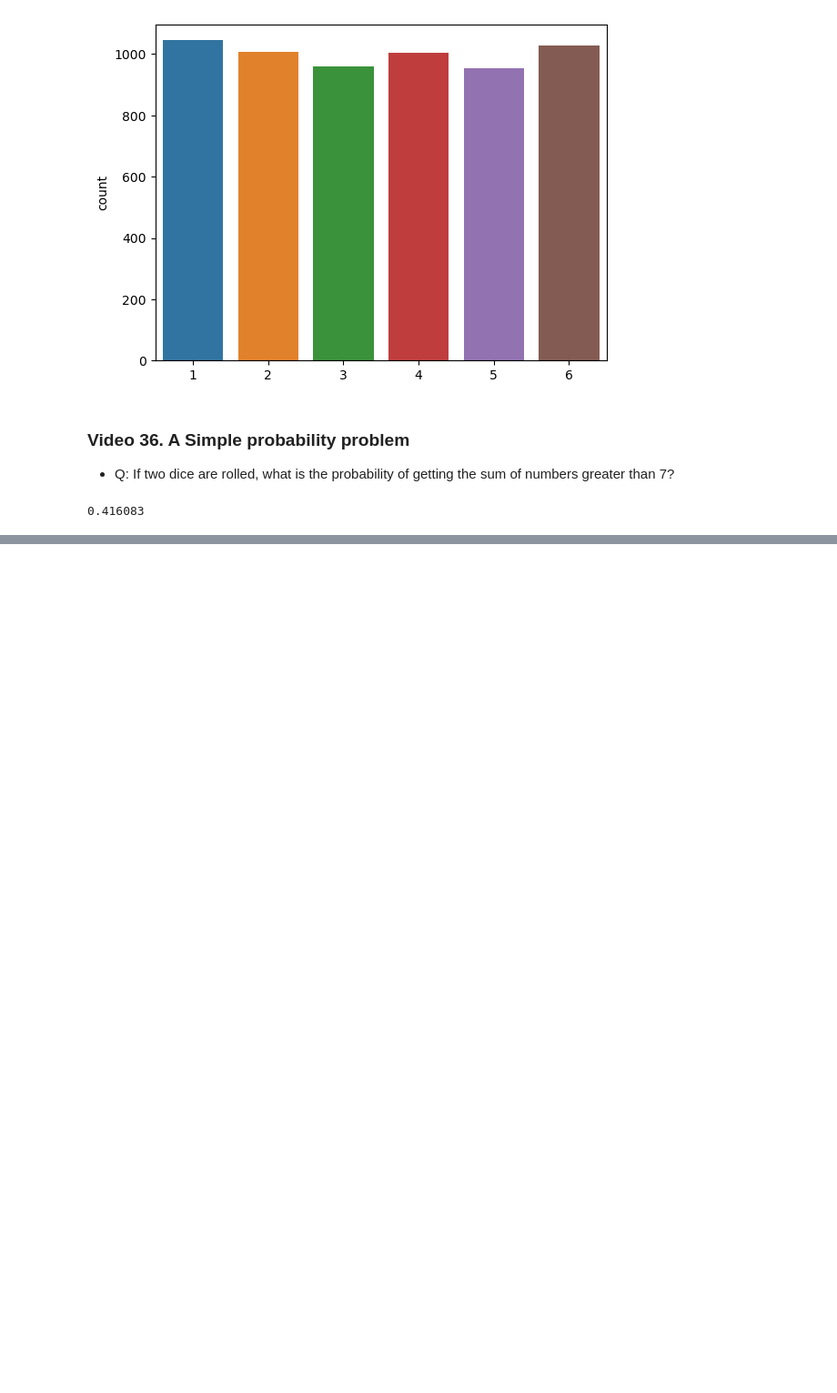
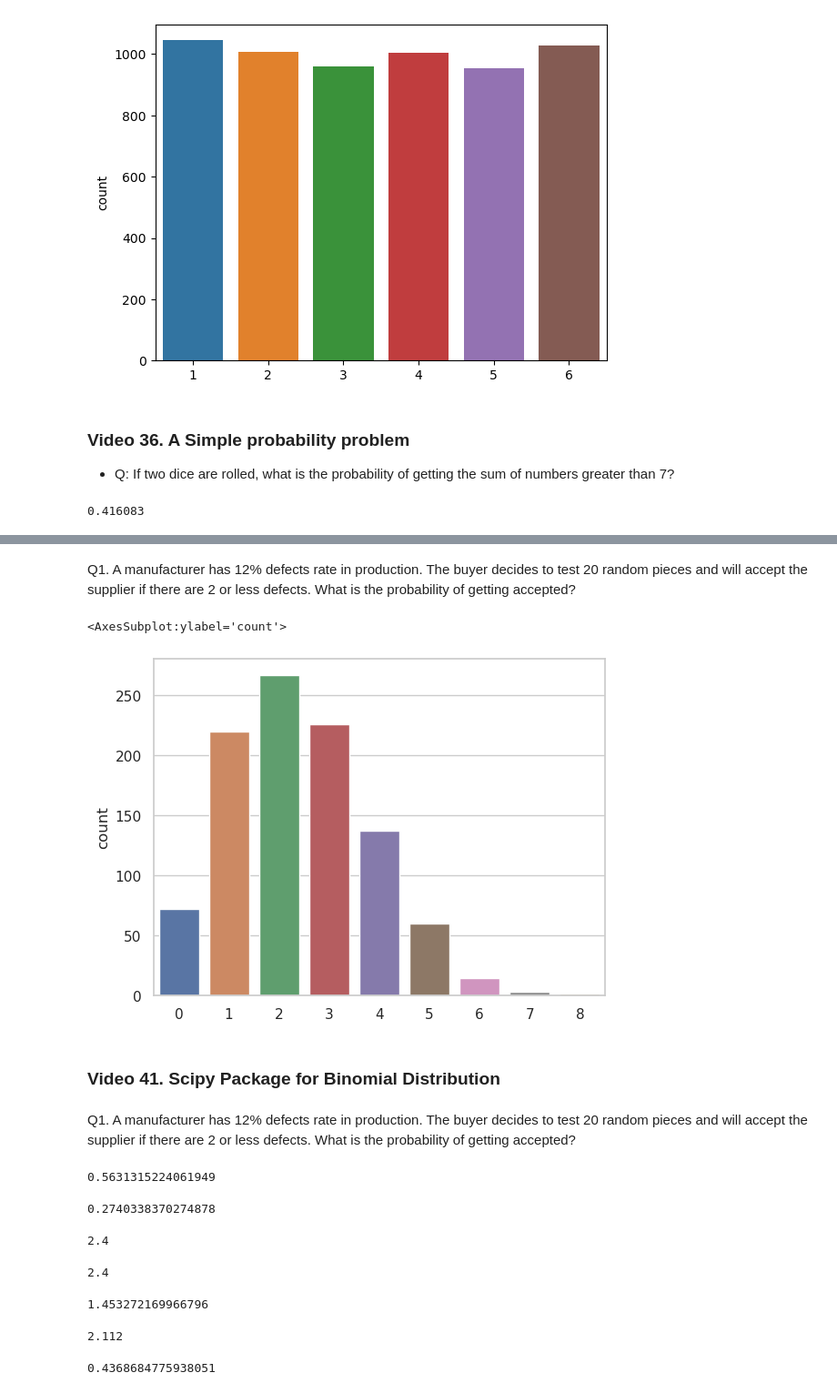
Before and after one commit to rahul-raoniar/Statistics-for-Data-Analysis-using-Python, a Jupyter notebook: 3 Numpy and Probability DIstributions/Numpy and Probability Dist.ipynb, the cells around one changed output, grey strips where cells are left out. Shown at 91% size. Drawn from its saved outputs; the diff is of its cells as text; code cells hidden in the pictures; blank space fills up the shorter version.

```diff
--- a/3 Numpy and Probability DIstributions/Numpy and Probability Dist.ipynb
+++ b/3 Numpy and Probability DIstributions/Numpy and Probability Dist.ipynb
@@ -286,0 +318,17 @@ sum(die_sum>7)/1000000
+# %% [markdown]
+Q1. A manufacturer has 12% defects rate in production. The buyer decides to test 20 random pieces
+and will accept the supplier if there are 2 or less defects. What is the probability of getting accepted?
+# %%
+two_or_less_reject = np.random.binomial(n = 20,
+                                        p = 0.12,
+                                        size = 1000)
+sns.set_theme(style= "whitegrid")
+sns.countplot(x = two_or_less_reject)
+# %% [output]
+<AxesSubplot:ylabel='count'>
+[figure, added]
+# %% [markdown]
+### Video 41. Scipy Package for Binomial Distribution
+# %% [markdown]
+Q1. A manufacturer has 12% defects rate in production. The buyer decides to test 20 random pieces
+and will accept the supplier if there are 2 or less defects. What is the probability of getting accepted?
@@ -286,0 +337,42 @@ sum(die_sum>7)/1000000
+# %%
+# Probability of getting 2 or less defective
+
+# for 2 or less
+# 20 selection
+# Probability of defective 0.12
+binom.cdf(2, 20, 0.12)
+# %% [output]
+0.5631315224061949
+# %%
+# Probability of getting exactly 2 defective
+
+binom.pmf(2, 20, 0.12)
+# %% [output]
+0.2740338370274878
+# %%
+# mean of binomial distribution
+
+binom.mean(20, 0.12)
+# %% [output]
+2.4
+# %%
+20*0.12
+# %% [output]
+2.4
+# %%
+#STD
+binom.std(20, 0.12)
+# %% [output]
+1.453272169966796
+# %%
+binom.var(20, 0.12) # variance
+# %% [output]
+2.112
+# %%
+# Probability of getting more than 2 defectives
+1 - binom.cdf(2, 20, 0.12)
+
+# OR using survival function
+# binom.sf(2, 20, 0.12)
+# %% [output]
+0.4368684775938051
```
Also changed, not shown: parts of 10 cells of this notebook.
